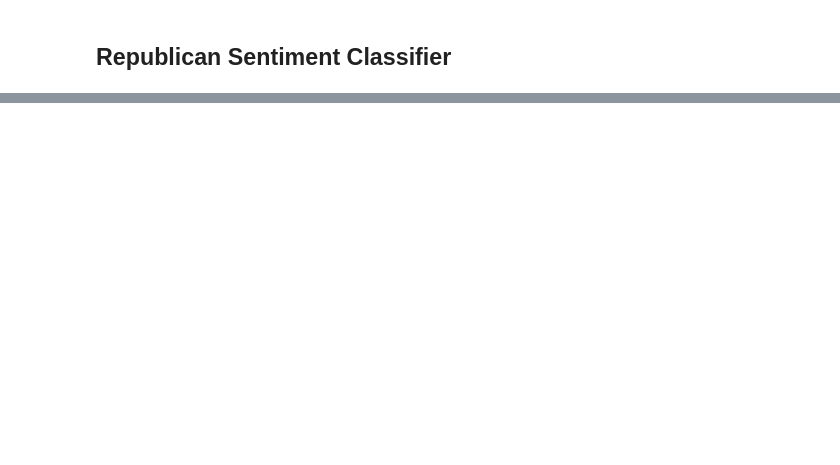
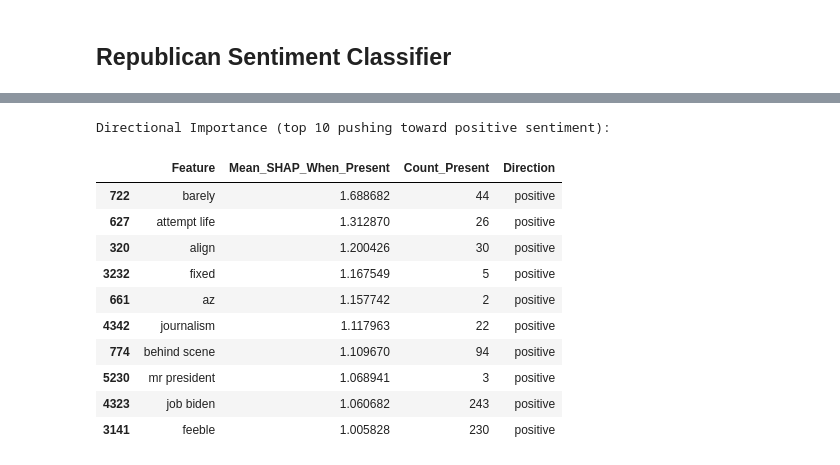
Before and after one commit to Birkbeck/msc-project-source-code-files-24-25-tayyib-saddique, a Jupyter notebook: x_processing/shap.ipynb, the cells around one changed output, grey strips where cells are left out. Cells and saved outputs as stored; diff of their text form; code cells hidden in the pictures; blank space fills up the shorter version.

```diff
--- a/x_processing/shap.ipynb
+++ b/x_processing/shap.ipynb
@@ -585,23 +572,3 @@ Dominant: 'dead' (SHAP: -2.1898)
 True: negative | Predicted: negative
 Cleaned: biden wanted dead would dead remember sjc gave permission...
 Original: @HowardINo672988 If Biden wanted him dead he would be dead remember the SJC gave him permission...
-# %%
-mean_abs_shap_all = np.abs(shap_values).mean(axis=0)
-
-top_10_idx = np.argsort(shap_values)[-10:]
-
-print("Top 10 features co-occurrence matrix:")
-cooccurrence = np.zeros((10, 10))
-
-for i, idx1 in enumerate(top_10_idx):
-    for j, idx2 in enumerate(top_10_idx):
-        if i != j:
-            both_present = (democrat_tfidf_dense[:, idx1] > 0) & (democrat_tfidf_dense[:, idx2] > 0)
-            cooccurrence[i, j] = both_present.sum()
-
-df_cooccur = pd.DataFrame(
-    cooccurrence,
-    index=[feature_names[i][:15] for i in top_10_idx],
-    columns=[feature_names[i][:15] for i in top_10_idx]
-)
-df_cooccur
@@ -633,0 +617,38 @@ shap.summary_plot(
+# %%
+feature_importance = []
+
+for i, feature_name in enumerate(dem_feature_names):
+    feature_vals = republican_tfidf_dense[:, i]
+    shap_vals = shap_values[:, i]
+
+    # Only consider samples where feature is present
+    mask = feature_vals > 0
+    if mask.sum() > 0:
+        mean_shap_when_present = shap_vals[mask].mean()
+        feature_importance.append({
+            'Feature': feature_name,
+            'Mean_SHAP_When_Present': mean_shap_when_present,
+            'Count_Present': mask.sum(),
+            'Direction': 'positive' if mean_shap_when_present > 0 else 'negative'
+        })
+
+rep_df = pd.DataFrame(feature_importance).sort_values(
+    by='Mean_SHAP_When_Present',
+    ascending=False
+)
+
+print("Directional Importance (top 10 pushing toward positive sentiment):")
+rep_df.head(10)
+# %% [output]
+Directional Importance (top 10 pushing toward positive sentiment):
+|  | Feature | Mean_SHAP_When_Present | Count_Present | Direction |
+| 722 | barely | 1.688682 | 44 | positive |
+| 627 | attempt life | 1.312870 | 26 | positive |
+| 320 | align | 1.200426 | 30 | positive |
+| 3232 | fixed | 1.167549 | 5 | positive |
+| 661 | az | 1.157742 | 2 | positive |
+| 4342 | journalism | 1.117963 | 22 | positive |
+| 774 | behind scene | 1.109670 | 94 | positive |
+| 5230 | mr president | 1.068941 | 3 | positive |
+| 4323 | job biden | 1.060682 | 243 | positive |
+| 3141 | feeble | 1.005828 | 230 | positive |
```
Also changed, not shown: parts of 5 cells of this notebook.
